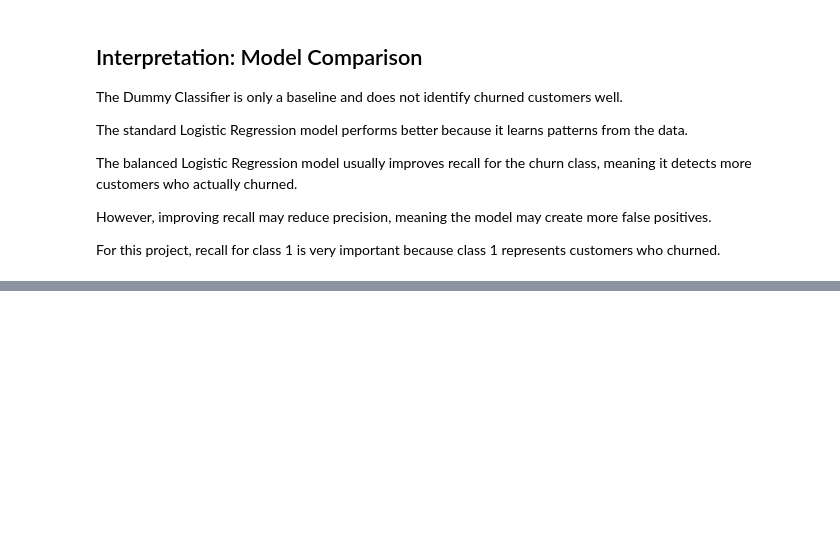
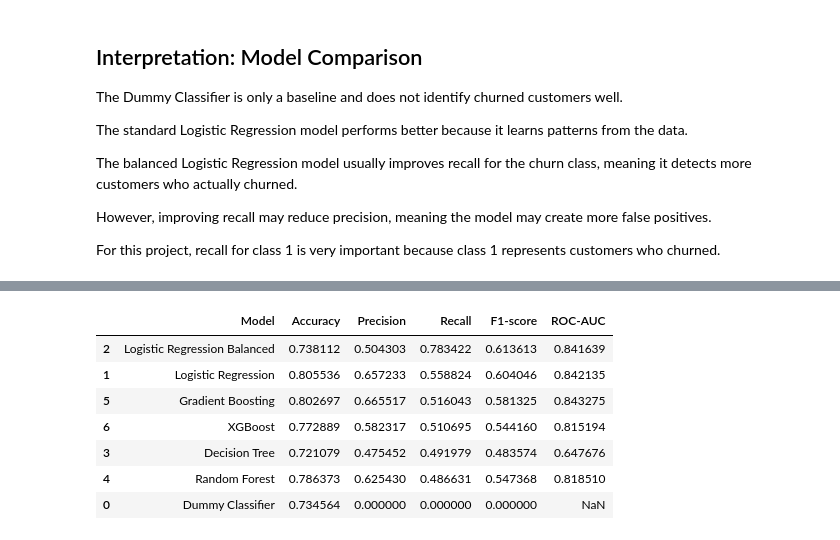
Before and after one commit to ElieAntoineGeagea/customer-churn-prediction, a Jupyter notebook: notebooks/02_preprocessing_modeling.ipynb, the cells around one changed output, grey strips where cells are left out. Saved outputs shown, nothing was run; the diff lists cells and outputs as text; code cells hidden in the pictures; blank space fills up the shorter version.

Commit message:
Train and compare advanced classification models

```diff
--- a/notebooks/02_preprocessing_modeling.ipynb
+++ b/notebooks/02_preprocessing_modeling.ipynb
@@ -473,0 +681,10 @@ For this project, recall for class 1 is very important because class 1 represent
+# %%
+xgb_model = Pipeline(steps=[
+    ("preprocessor", preprocessor),
+    ("classifier", XGBClassifier(
+        random_state=42,
+        eval_metric="logloss"
+    ))
+])
+# %%
+xgb_model.fit(X_train, y_train)
@@ -473,0 +716,2 @@ For this project, recall for class 1 is very important because class 1 represent
+# %%
+y_pred_xgb = xgb_model.predict(X_test)
@@ -473,0 +729,3 @@ For this project, recall for class 1 is very important because class 1 represent
+# %%
+y_proba_xgb = xgb_model.predict_proba(X_test)[:, 1]
+roc_auc_score(y_test, y_proba_xgb)
@@ -473,0 +750,68 @@ For this project, recall for class 1 is very important because class 1 represent
+# %%
+model_results = pd.DataFrame({
+    "Model": [
+        "Dummy Classifier",
+        "Logistic Regression",
+        "Logistic Regression Balanced",
+        "Decision Tree",
+        "Random Forest",
+        "Gradient Boosting",
+        "XGBoost"
+    ],
+    "Accuracy": [
+        accuracy_score(y_test, y_pred_dummy),
+        accuracy_score(y_test, y_pred_log_reg),
+        accuracy_score(y_test, y_pred_log_reg_balanced),
+        accuracy_score(y_test, y_pred_tree),
+        accuracy_score(y_test, y_pred_rf),
+        accuracy_score(y_test, y_pred_gb),
+        accuracy_score(y_test, y_pred_xgb)
+    ],
+    "Precision": [
+        precision_score(y_test, y_pred_dummy, zero_division=0),
+        precision_score(y_test, y_pred_log_reg),
+        precision_score(y_test, y_pred_log_reg_balanced),
+        precision_score(y_test, y_pred_tree),
+        precision_score(y_test, y_pred_rf),
+        precision_score(y_test, y_pred_gb),
+        precision_score(y_test, y_pred_xgb)
+    ],
+    "Recall": [
+        recall_score(y_test, y_pred_dummy, zero_division=0),
+        recall_score(y_test, y_pred_log_reg),
+        recall_score(y_test, y_pred_log_reg_balanced),
+        recall_score(y_test, y_pred_tree),
+        recall_score(y_test, y_pred_rf),
+        recall_score(y_test, y_pred_gb),
+        recall_score(y_test, y_pred_xgb)
+    ],
+    "F1-score": [
+        f1_score(y_test, y_pred_dummy, zero_division=0),
+        f1_score(y_test, y_pred_log_reg),
+        f1_score(y_test, y_pred_log_reg_balanced),
+        f1_score(y_test, y_pred_tree),
+        f1_score(y_test, y_pred_rf),
+        f1_score(y_test, y_pred_gb),
+        f1_score(y_test, y_pred_xgb)
+    ],
+    "ROC-AUC": [
+        np.nan,
+        roc_auc_score(y_test, y_proba_log_reg),
+        roc_auc_score(y_test, y_proba_log_reg_balanced),
+        roc_auc_score(y_test, y_proba_tree),
+        roc_auc_score(y_test, y_proba_rf),
+        roc_auc_score(y_test, y_proba_gb),
+        roc_auc_score(y_test, y_proba_xgb)
+    ]
+})
+
+model_results.sort_values(by="Recall", ascending=False)
+# %% [output]
+|  | Model | Accuracy | Precision | Recall | F1-score | ROC-AUC |
+| 2 | Logistic Regression Balanced | 0.738112 | 0.504303 | 0.783422 | 0.613613 | 0.841639 |
+| 1 | Logistic Regression | 0.805536 | 0.657233 | 0.558824 | 0.604046 | 0.842135 |
+| 5 | Gradient Boosting | 0.802697 | 0.665517 | 0.516043 | 0.581325 | 0.843275 |
+| 6 | XGBoost | 0.772889 | 0.582317 | 0.510695 | 0.544160 | 0.815194 |
+| 3 | Decision Tree | 0.721079 | 0.475452 | 0.491979 | 0.483574 | 0.647676 |
+| 4 | Random Forest | 0.786373 | 0.625430 | 0.486631 | 0.547368 | 0.818510 |
+| 0 | Dummy Classifier | 0.734564 | 0.000000 | 0.000000 | 0.000000 | NaN |
```
Also changed, not shown: parts of 36 cells of this notebook.
